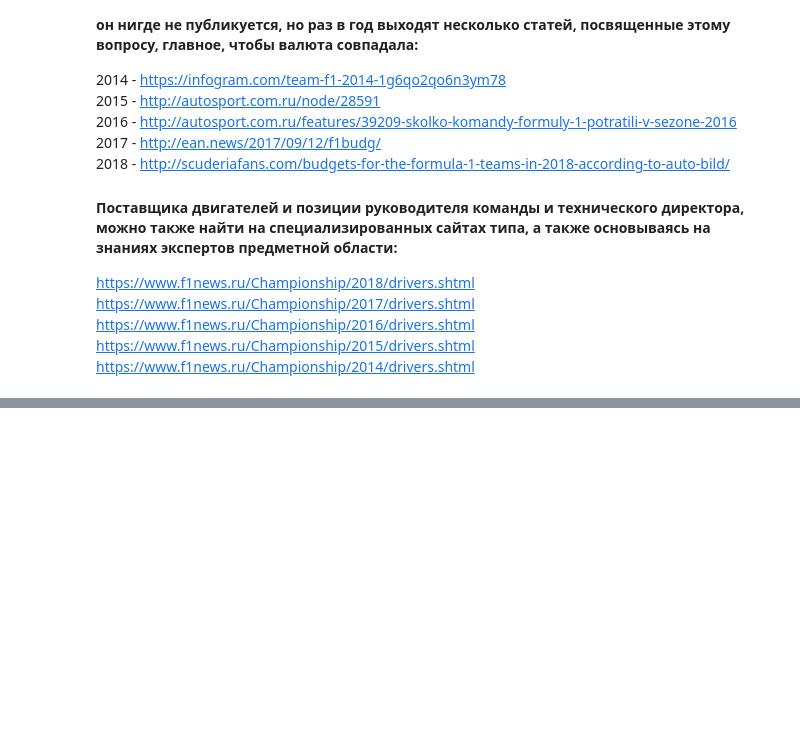
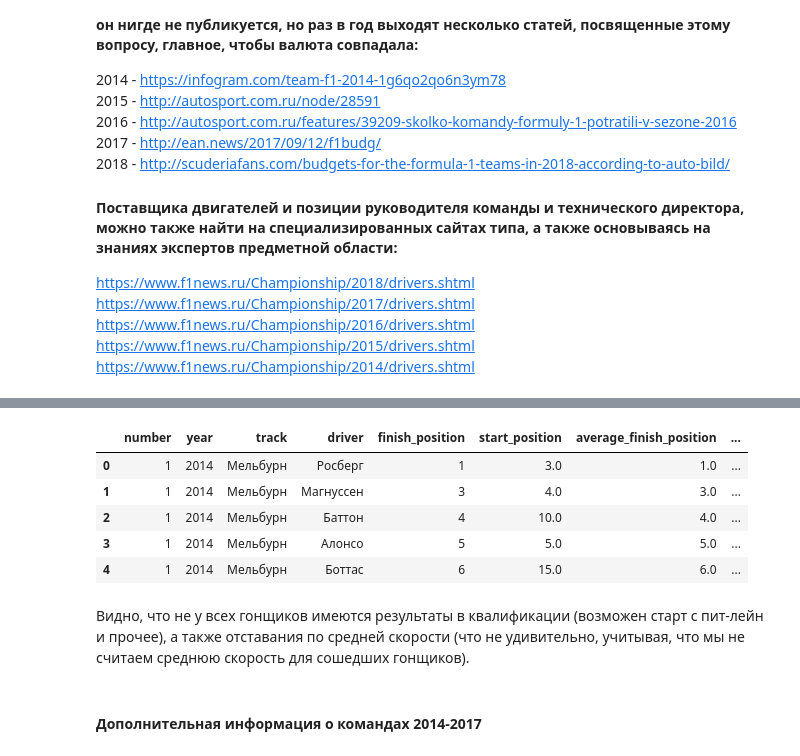
Before and after one commit to AndrewLrrr/f1-guru, a Jupyter notebook: f1-guru.ipynb, the cells around one changed output, grey strips where cells are left out. Drawn from its saved outputs; the diff is of its cells as text; code cells hidden in the pictures; blank space fills up the shorter version.

```diff
--- a/f1-guru.ipynb
+++ b/f1-guru.ipynb
@@ -126,0 +202,2 @@ https://www.f1news.ru/Championship/2014/drivers.shtml
+# %%
+df_racing = pd.read_csv(os.path.join(STORAGE_PATH, 'racing-data-2014-2017.csv'))
@@ -126,0 +247,13 @@ https://www.f1news.ru/Championship/2014/drivers.shtml
+# %%
+df_racing.head()
+# %% [output]
+|  | number | year | track | driver | finish_position | start_position | average_finish_position | ... |
+| 0 | 1 | 2014 | Мельбурн | Росберг | 1 | 3.0 | 1.0 | ... |
+| 1 | 1 | 2014 | Мельбурн | Магнуссен | 3 | 4.0 | 3.0 | ... |
+| 2 | 1 | 2014 | Мельбурн | Баттон | 4 | 10.0 | 4.0 | ... |
+| 3 | 1 | 2014 | Мельбурн | Алонсо | 5 | 5.0 | 5.0 | ... |
+| 4 | 1 | 2014 | Мельбурн | Боттас | 6 | 15.0 | 6.0 | ... |
+# %% [markdown]
+Видно, что не у всех гонщиков имеются результаты в квалификации (возможен старт с пит-лейн и прочее), а также отставания по средней скорости (что не удивительно, учитывая, что мы не считаем среднюю скорость для сошедших гонщиков).
+# %% [markdown]
+#### Дополнительная информация о командах 2014-2017
```
Also changed, not shown: parts of 45 cells of this notebook, 5 other files.
